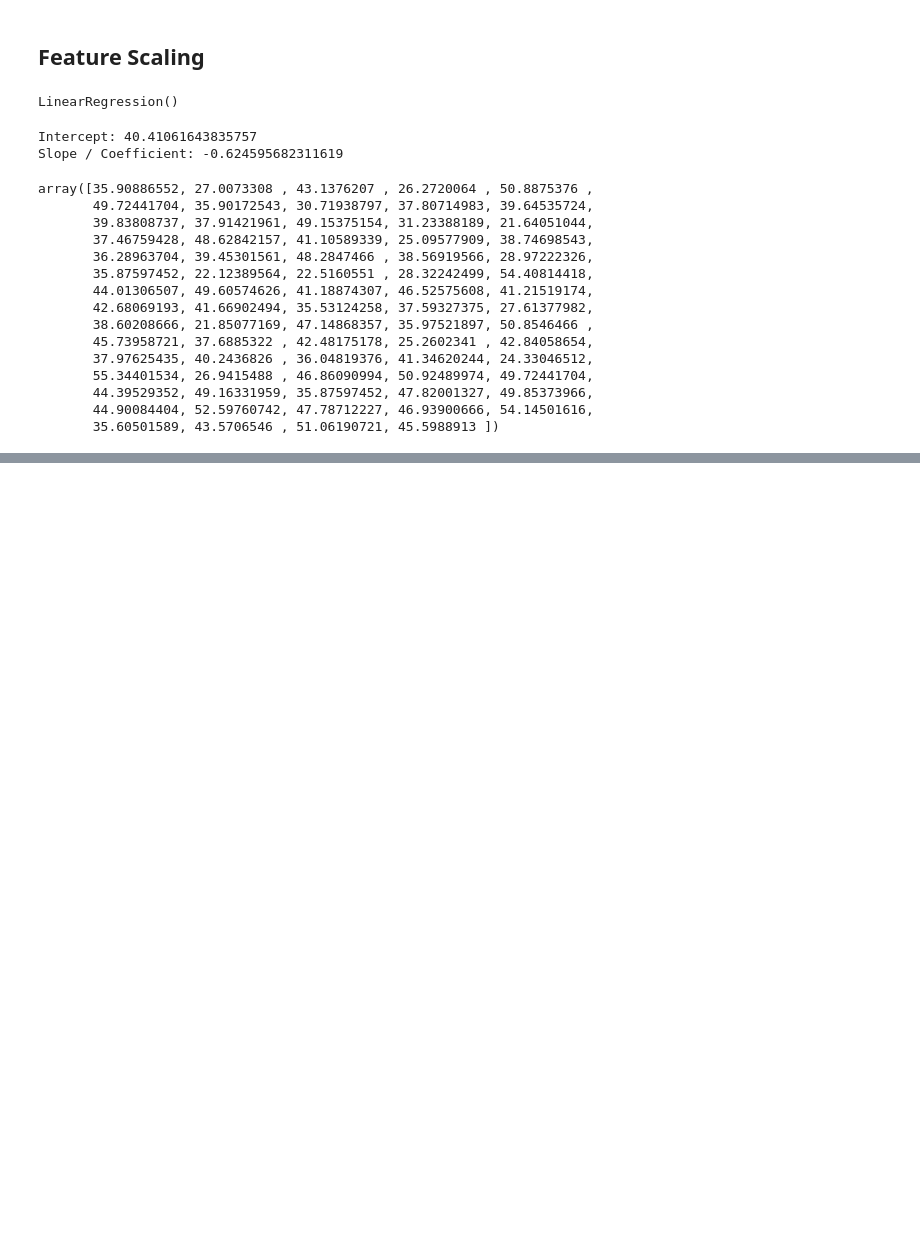
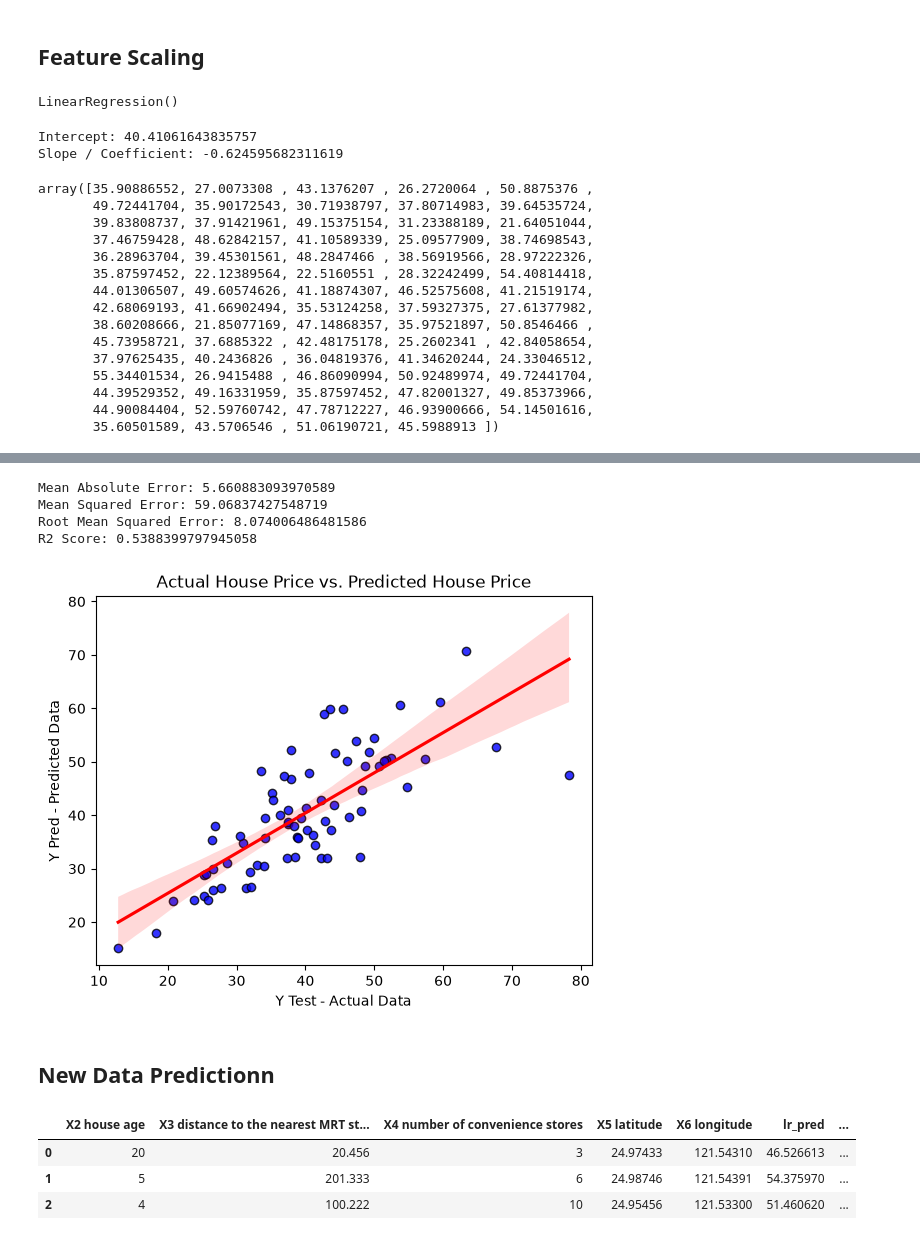
Before and after one commit to Sagarckr/DS-Practice, a Jupyter notebook: Machine Learning/Linear_Regression.ipynb, the cells around one changed output, grey strips where cells are left out. Saved outputs shown, nothing was run; the diff lists cells and outputs as text; code cells hidden in the pictures; blank space fills up the shorter version.

```diff
--- a/Machine Learning/Linear_Regression.ipynb
+++ b/Machine Learning/Linear_Regression.ipynb
@@ -161,0 +199,20 @@ array([35.90886552, 27.0073308 , 43.1376207 , 26.2720064 , 50.8875376 ,
+# %%
+print(f'Mean Absolute Error: {rf_mae}')
+print(f'Mean Squared Error: {rf_mse}')
+print(f'Root Mean Squared Error: {rf_rmse}')
+print(f'R2 Score: {rf_r2}')
+# %% [output]
+Mean Absolute Error: 5.660883093970589
+Mean Squared Error: 59.06837427548719
+Root Mean Squared Error: 8.074006486481586
+R2 Score: 0.5388399797945058
+# %%
+sns.regplot(x = y_test, y = rf_pred, scatter_kws={'color': 'blue', 'edgecolor': 'black'}, line_kws = {'color': 'red'})
+plt.xlabel('Y Test - Actual Data')
+plt.ylabel('Y Pred - Predicted Data')
+plt.title('Actual House Price vs. Predicted House Price')
+plt.show()
+# %% [output]
+[figure, added]
+# %% [markdown]
+## New Data Predictionn
@@ -161,0 +236,7 @@ array([35.90886552, 27.0073308 , 43.1376207 , 26.2720064 , 50.8875376 ,
+# %%
+x_data
+# %% [output]
+|  | X2 house age | X3 distance to the nearest MRT st... | X4 number of convenience stores | X5 latitude | X6 longitude | lr_pred | ... |
+| 0 | 20 | 20.456 | 3 | 24.97433 | 121.54310 | 46.526613 | ... |
+| 1 | 5 | 201.333 | 6 | 24.98746 | 121.54391 | 54.375970 | ... |
+| 2 | 4 | 100.222 | 10 | 24.95456 | 121.53300 | 51.460620 | ... |
```
Also changed, not shown: parts of 12 cells of this notebook.
